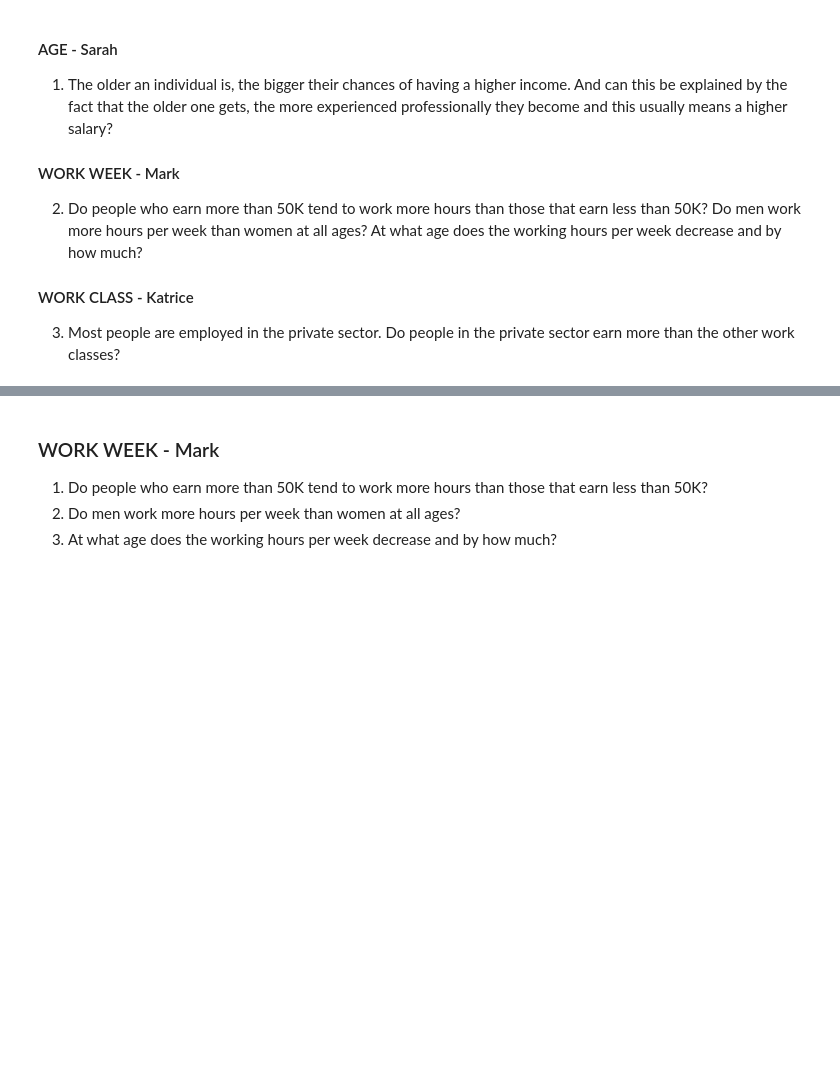
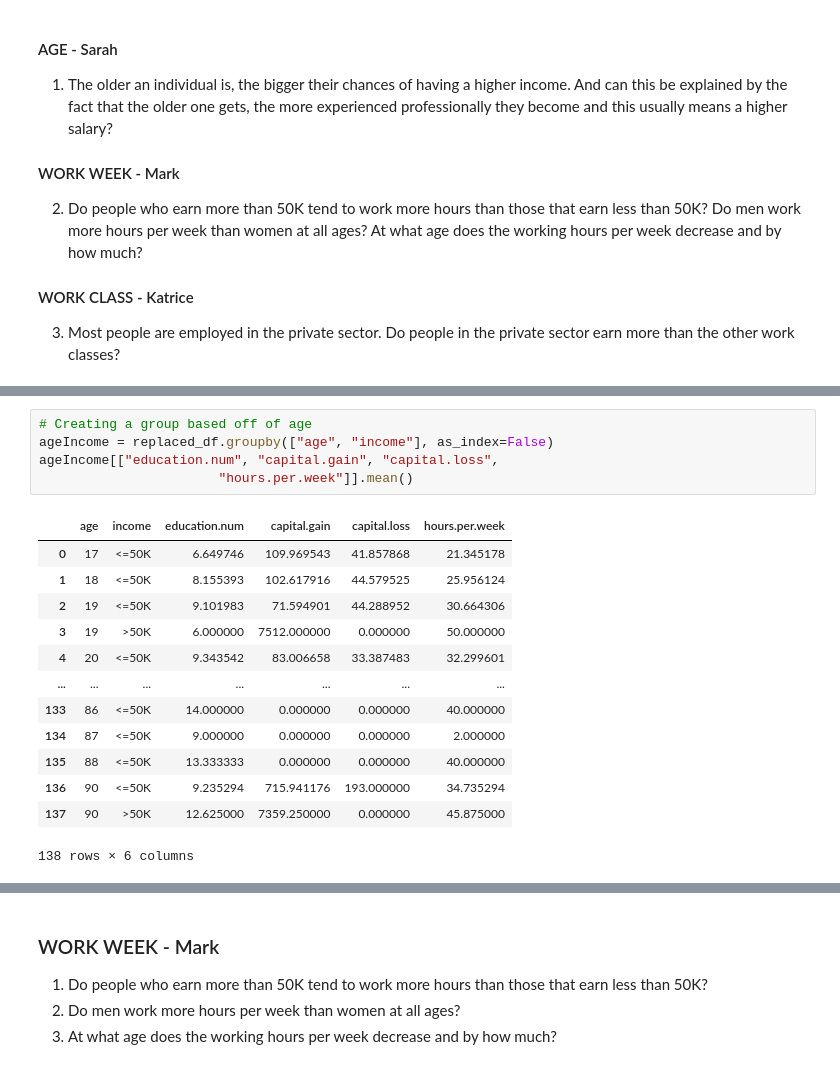
Before and after one commit to markerickson314/project-one, a Jupyter notebook: Jeanine.ipynb, the cells around one changed output, grey strips where cells are left out. Saved outputs shown, nothing was run; the diff lists cells and outputs as text; blank space fills up the shorter version.

```diff
--- a/Jeanine.ipynb
+++ b/Jeanine.ipynb
@@ -1389,0 +1353,19 @@ plt.show()
+# %%
+# Creating a group based off of age
+ageIncome = replaced_df.groupby(["age", "income"], as_index=False)
+ageIncome[["education.num", "capital.gain", "capital.loss",
+                       "hours.per.week"]].mean()
+# %% [output]
+|  | age | income | education.num | capital.gain | capital.loss | hours.per.week |
+| 0 | 17 | <=50K | 6.649746 | 109.969543 | 41.857868 | 21.345178 |
+| 1 | 18 | <=50K | 8.155393 | 102.617916 | 44.579525 | 25.956124 |
+| 2 | 19 | <=50K | 9.101983 | 71.594901 | 44.288952 | 30.664306 |
+| 3 | 19 | >50K | 6.000000 | 7512.000000 | 0.000000 | 50.000000 |
+| 4 | 20 | <=50K | 9.343542 | 83.006658 | 33.387483 | 32.299601 |
+| ... | ... | ... | ... | ... | ... | ... |
+| 133 | 86 | <=50K | 14.000000 | 0.000000 | 0.000000 | 40.000000 |
+| 134 | 87 | <=50K | 9.000000 | 0.000000 | 0.000000 | 2.000000 |
+| 135 | 88 | <=50K | 13.333333 | 0.000000 | 0.000000 | 40.000000 |
+| 136 | 90 | <=50K | 9.235294 | 715.941176 | 193.000000 | 34.735294 |
+| 137 | 90 | >50K | 12.625000 | 7359.250000 | 0.000000 | 45.875000 |
+138 rows × 6 columns
```
Also changed, not shown: parts of 16 cells of this notebook, 1 other file.
